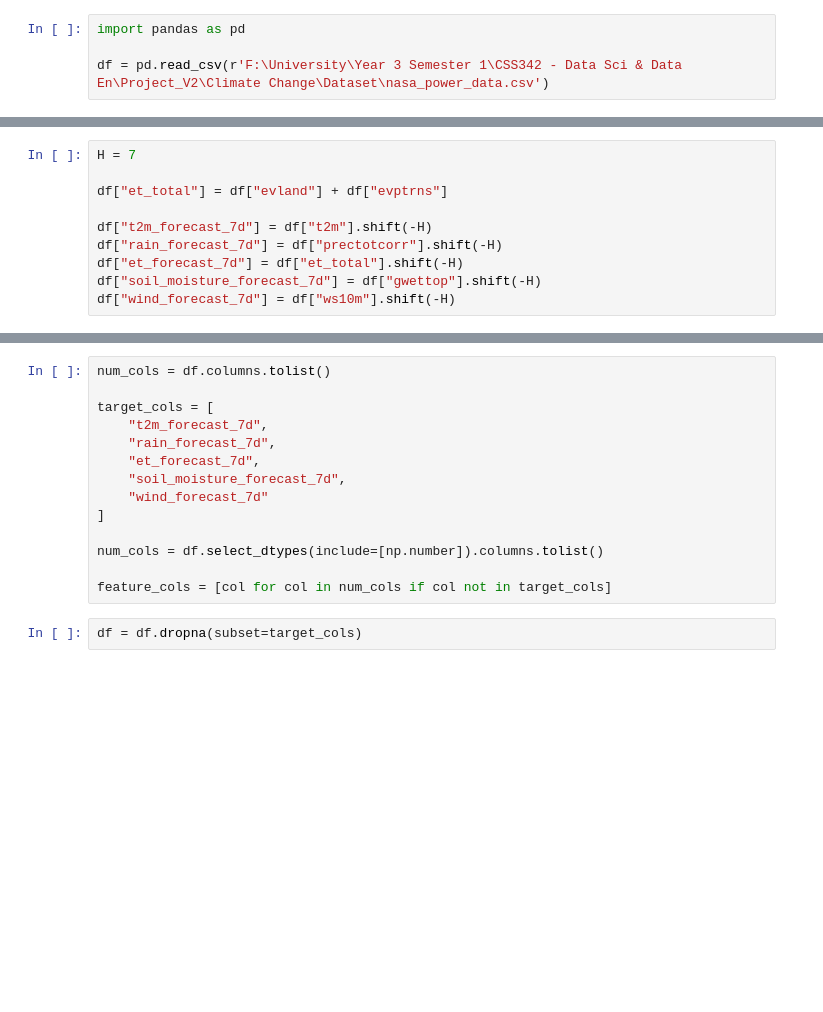
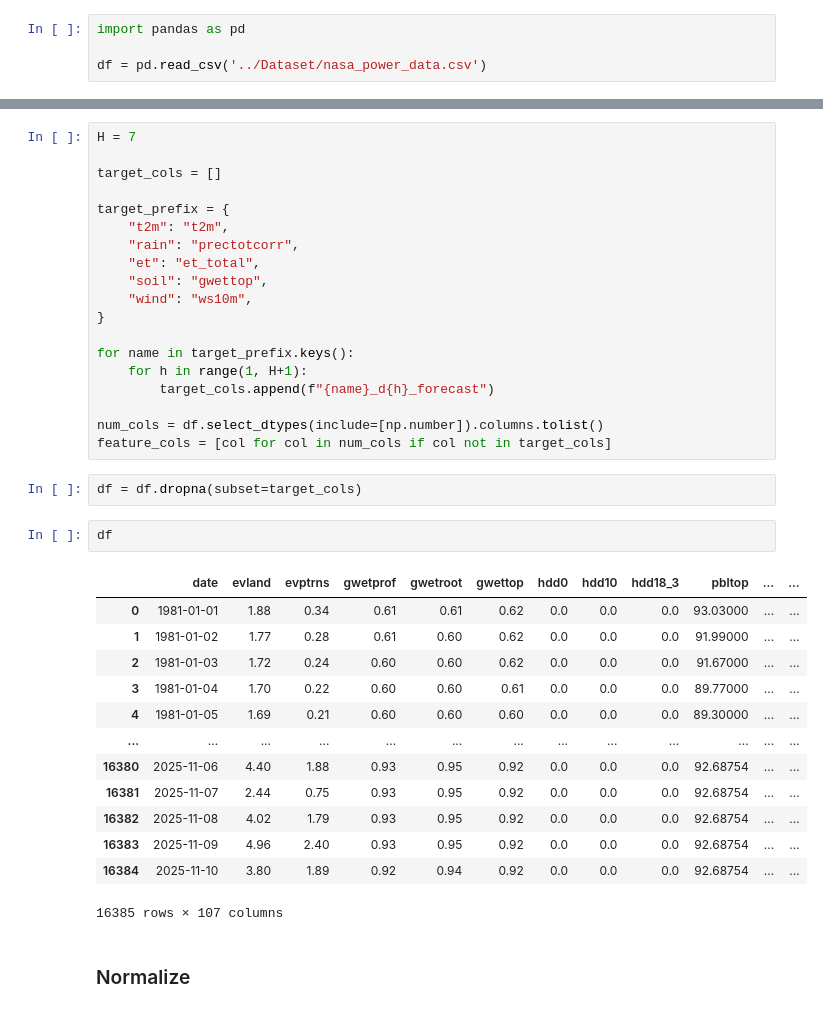
Before and after one commit to farlos3/Climate-Change-Analysis, a Jupyter notebook: Notebook/date_prepareV2.ipynb, the cells around one changed output, grey strips where cells are left out. Saved outputs shown, nothing was run; the diff lists cells and outputs as text; blank space fills up the shorter version.

Commit message:
fix data prep. and feature engineering with t2m, rain

```diff
--- a/Notebook/date_prepareV2.ipynb
+++ b/Notebook/date_prepareV2.ipynb
@@ -1,7 +1,7 @@
 # %%
 import pandas as pd
 
-df = pd.read_csv(r'F:\University\Year 3 Semester 1\CSS342 - Data Sci & Data En\Project_V2\Climate Change\Dataset\nasa_power_data.csv')
+df = pd.read_csv('../Dataset/nasa_power_data.csv')
 # %% [markdown]
 ## EDA
 # %%
@@ -498,13 +498,3 @@ season_num: min=0, max=2
 | **Evapotranspiration**  | `evland + evptrns` |
 | **Soil Moisture**       | `gwettop`          |
 | **Wind Speed**          | `ws10m`            |
-# %%
-H = 7
-
-df["et_total"] = df["evland"] + df["evptrns"]
-
-df["t2m_forecast_7d"] = df["t2m"].shift(-H)
-df["rain_forecast_7d"] = df["prectotcorr"].shift(-H)
-df["et_forecast_7d"] = df["et_total"].shift(-H)
-df["soil_moisture_forecast_7d"] = df["gwettop"].shift(-H)
-df["wind_forecast_7d"] = df["ws10m"].shift(-H)
@@ -518,17 +532,40 @@ df.head(2)
 # %%
-num_cols = df.columns.tolist()
+H = 7
 
-target_cols = [
-    "t2m_forecast_7d",
-    "rain_forecast_7d",
-    "et_forecast_7d",
-    "soil_moisture_forecast_7d",
-    "wind_forecast_7d"
-]
+target_cols = []
+
+target_prefix = {
+    "t2m": "t2m",
+    "rain": "prectotcorr",
+    "et": "et_total",
+    "soil": "gwettop",
+    "wind": "ws10m",
+}
+
+for name in target_prefix.keys():
+    for h in range(1, H+1):
+        target_cols.append(f"{name}_d{h}_forecast")
 
 num_cols = df.select_dtypes(include=[np.number]).columns.tolist()
-
 feature_cols = [col for col in num_cols if col not in target_cols]
 # %%
 df = df.dropna(subset=target_cols)
+# %%
+df
+# %% [output]
+|  | date | evland | evptrns | gwetprof | gwetroot | gwettop | hdd0 | hdd10 | hdd18_3 | pbltop | ... | ... |
+| 0 | 1981-01-01 | 1.88 | 0.34 | 0.61 | 0.61 | 0.62 | 0.0 | 0.0 | 0.0 | 93.03000 | ... | ... |
+| 1 | 1981-01-02 | 1.77 | 0.28 | 0.61 | 0.60 | 0.62 | 0.0 | 0.0 | 0.0 | 91.99000 | ... | ... |
+| 2 | 1981-01-03 | 1.72 | 0.24 | 0.60 | 0.60 | 0.62 | 0.0 | 0.0 | 0.0 | 91.67000 | ... | ... |
+| 3 | 1981-01-04 | 1.70 | 0.22 | 0.60 | 0.60 | 0.61 | 0.0 | 0.0 | 0.0 | 89.77000 | ... | ... |
+| 4 | 1981-01-05 | 1.69 | 0.21 | 0.60 | 0.60 | 0.60 | 0.0 | 0.0 | 0.0 | 89.30000 | ... | ... |
+| ... | ... | ... | ... | ... | ... | ... | ... | ... | ... | ... | ... | ... |
+| 16380 | 2025-11-06 | 4.40 | 1.88 | 0.93 | 0.95 | 0.92 | 0.0 | 0.0 | 0.0 | 92.68754 | ... | ... |
+| 16381 | 2025-11-07 | 2.44 | 0.75 | 0.93 | 0.95 | 0.92 | 0.0 | 0.0 | 0.0 | 92.68754 | ... | ... |
+| 16382 | 2025-11-08 | 4.02 | 1.79 | 0.93 | 0.95 | 0.92 | 0.0 | 0.0 | 0.0 | 92.68754 | ... | ... |
+| 16383 | 2025-11-09 | 4.96 | 2.40 | 0.93 | 0.95 | 0.92 | 0.0 | 0.0 | 0.0 | 92.68754 | ... | ... |
+| 16384 | 2025-11-10 | 3.80 | 1.89 | 0.92 | 0.94 | 0.92 | 0.0 | 0.0 | 0.0 | 92.68754 | ... | ... |
+16385 rows × 107 columns
+# %% [markdown]
+### Normalize
 # %%
```
Also changed, not shown: parts of 7 cells of this notebook, 6 other files.
